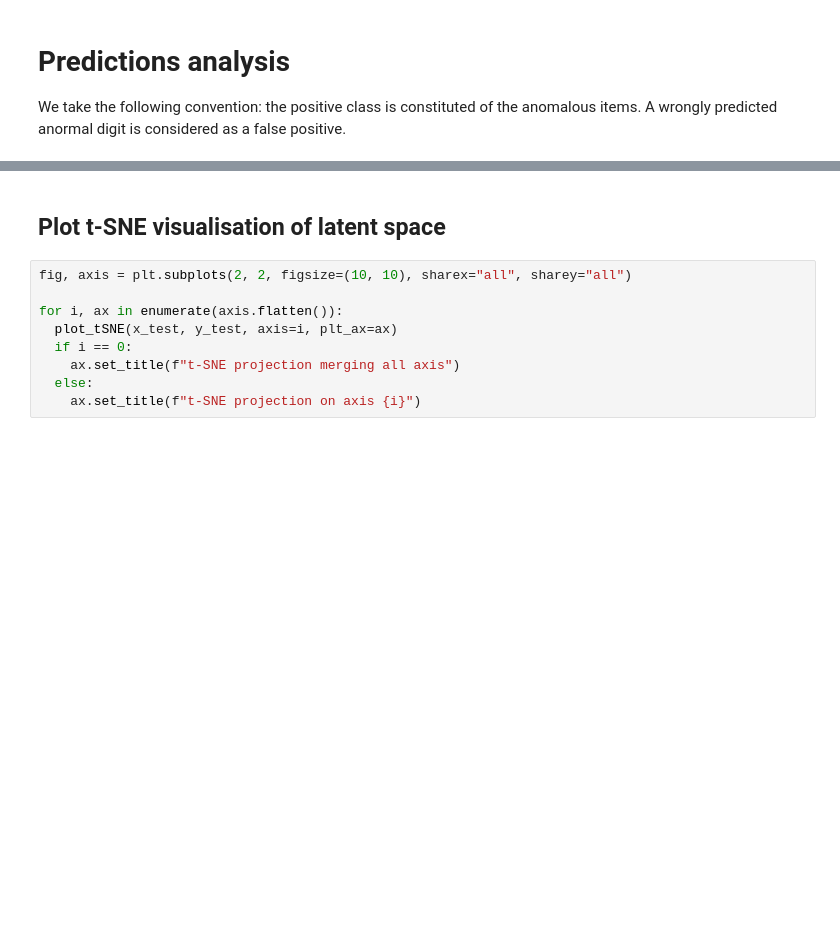
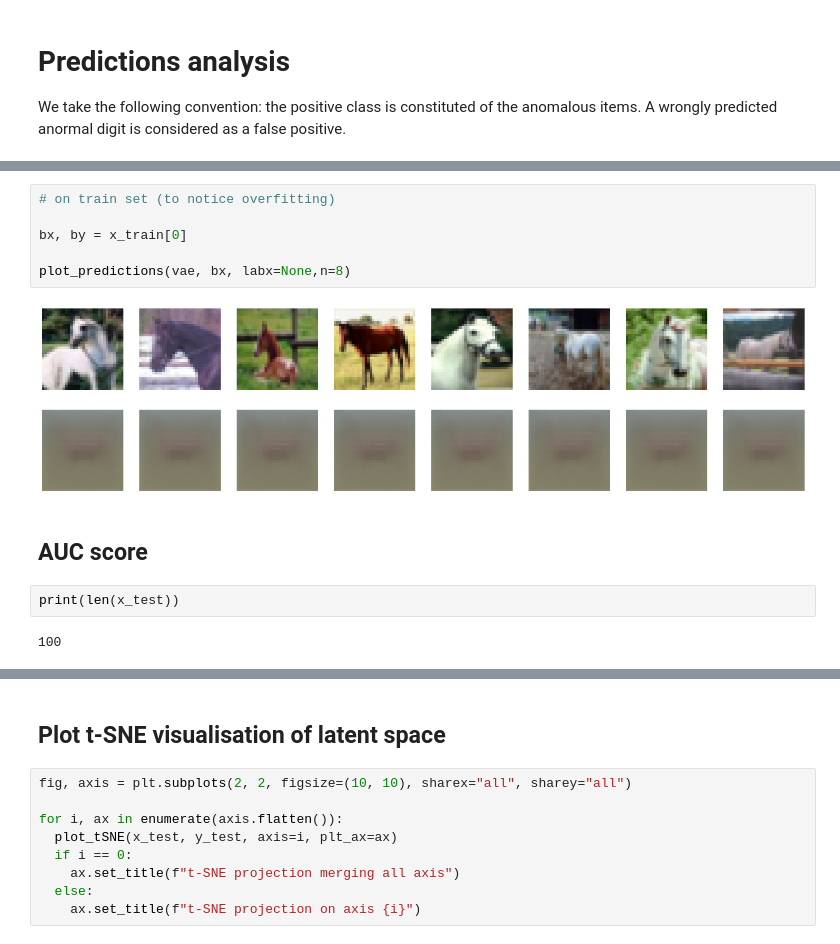
Before and after one commit to hugovaysset/MNIST_UAD, a Jupyter notebook: CIFAR_one_vs_all/introduction.ipynb, the cells around one changed output, grey strips where cells are left out. Drawn from its saved outputs; the diff is of its cells as text; blank space fills up the shorter version.

```diff
--- a/CIFAR_one_vs_all/introduction.ipynb
+++ b/CIFAR_one_vs_all/introduction.ipynb
@@ -196,0 +425,14 @@ fig, ax = plot_prediction(x_test_im[idx], vae_predictions[idx])
+# %%
+# on train set (to notice overfitting)
+
+bx, by = x_train[0]
+
+plot_predictions(vae, bx, labx=None,n=8)
+# %% [output]
+[figure, added]
+# %% [markdown]
+## AUC score
+# %%
+print(len(x_test))
+# %% [output]
+100
```
Also changed, not shown: parts of 28 cells of this notebook, 4 other files.
